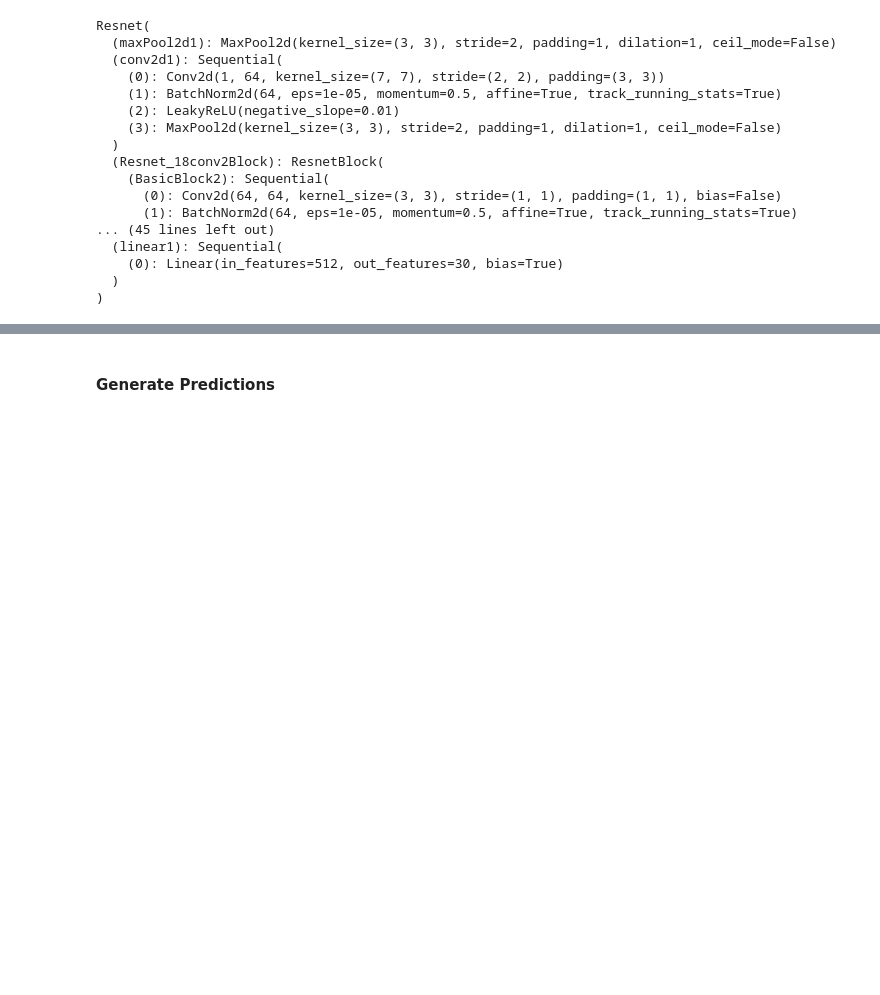
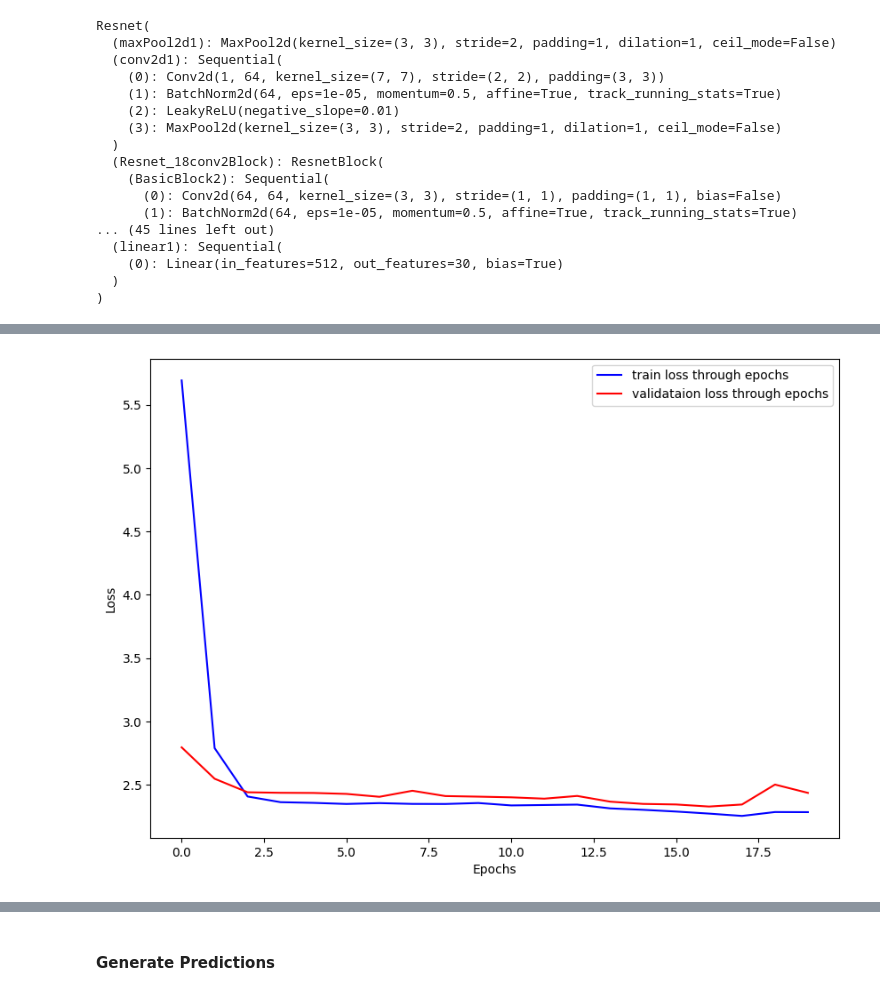
Before and after one commit to sunny1401/backbone_models_cv_nlp, a Jupyter notebook: src/cv/model_pipelines/notebooks/resnet_cnn_facial_keyp_detection.ipynb, the cells around one changed output, grey strips where cells are left out. Saved outputs shown, nothing was run; the diff lists cells and outputs as text; code cells hidden in the pictures; blank space fills up the shorter version.

```diff
--- a/src/cv/model_pipelines/notebooks/resnet_cnn_facial_keyp_detection.ipynb
+++ b/src/cv/model_pipelines/notebooks/resnet_cnn_facial_keyp_detection.ipynb
@@ -79,2 +97,16 @@ facial_keypoint_pipeline.generate_train_validation_loss_curves()
+# %%
+from matplotlib import pyplot as plt
+import numpy as np
+
+plt.figure(figsize=(10, 7))
+plt.plot(np.log(facial_keypoint_pipeline.train_loss), color='blue', label='train loss through epochs')
+plt.plot(np.log(facial_keypoint_pipeline.validation_loss), color='red', label='validataion loss through epochs')
+plt.xlabel('Epochs')
+plt.ylabel('Loss')
+plt.legend()
+
+plt.show()
+# %% [output]
+[figure, added]
 # %%
 facial_keypoint_pipeline.best_model
```
Also changed, not shown: parts of 7 cells of this notebook, 8 other files.
